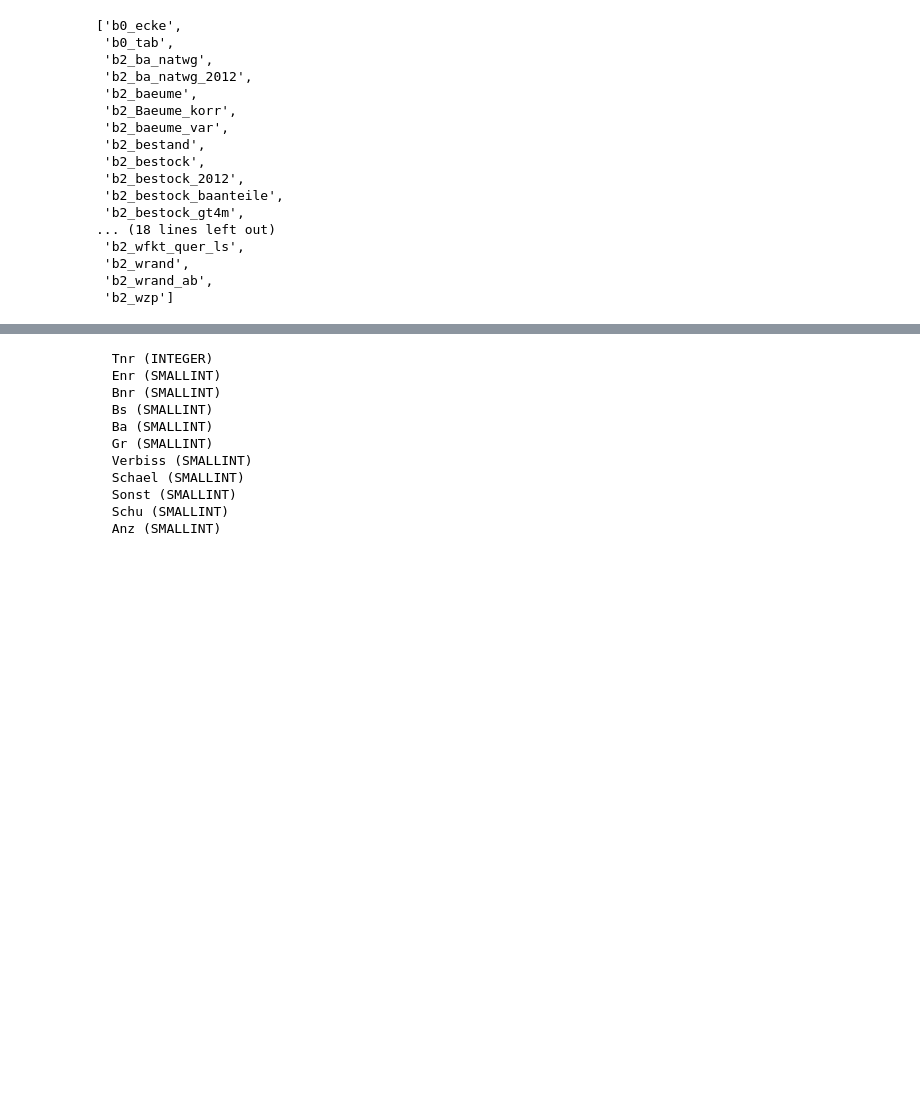
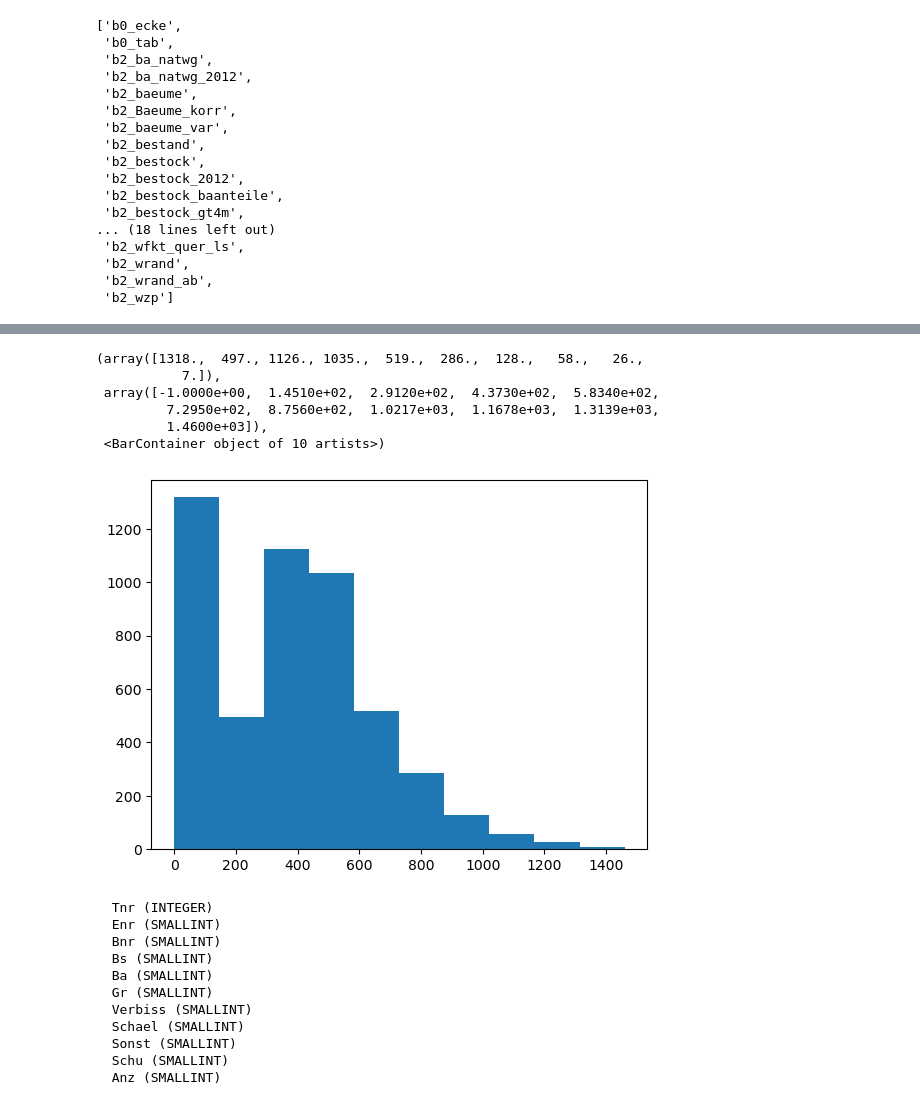
Before and after one commit to hansendav/UBS-ML-24, a Jupyter notebook: notebooks/explore_databases.ipynb, the cells around one changed output, grey strips where cells are left out. Saved outputs shown, nothing was run; the diff lists cells and outputs as text; code cells hidden in the pictures; blank space fills up the shorter version.

```diff
--- a/notebooks/explore_databases.ipynb
+++ b/notebooks/explore_databases.ipynb
@@ -81,5 +79,9 @@ df_joined_x = pd.merge(df_baeume,  df_joined, on=['Tnr', 'Enr'], how='inner')
 query = config['queries']['bwi_2002_bestand']
 formatted_query = query.replace('\n', ' ').replace('  ', ' ')
 df_bestand = pd.read_sql(formatted_query, engine_bwi_2002)
+# %%
+df_ecke_info = pd.merge(df_ecke,  df_tab, on=['Tnr'], how='inner')
+# %%
+df_main = pd.merge(df_baeume, df_ecke_info, on=['Tnr', 'Enr'], how='inner')
 # %%
-df_joined_x = pd.merge(df_joined_x,  df_bestand, on=['Tnr', 'Enr'], how='inner')
+df_main = pd.merge(df_main, df_bestand, on=['Tnr', 'Enr'], how='inner')
@@ -86,3 +115,14 @@ df_joined_x = pd.merge(df_joined_x,  df_bestand, on=['Tnr', 'Enr'], how='inner')
+# %%
+sample = df_main['HoeheNN'].sample(n=5000, random_state=1)
+plt.hist(sample)
+# %% [output]
+(array([1318.,  497., 1126., 1035.,  519.,  286.,  128.,   58.,   26.,
+           7.]),
+ array([-1.0000e+00,  1.4510e+02,  2.9120e+02,  4.3730e+02,  5.8340e+02,
+         7.2950e+02,  8.7560e+02,  1.0217e+03,  1.1678e+03,  1.3139e+03,
+         1.4600e+03]),
+ <BarContainer object of 10 artists>)
+[figure, added]
 # %%
 columns = insp.get_columns('b2_jung')
 
```
Also changed, not shown: parts of 30 cells of this notebook, 4 other files.
